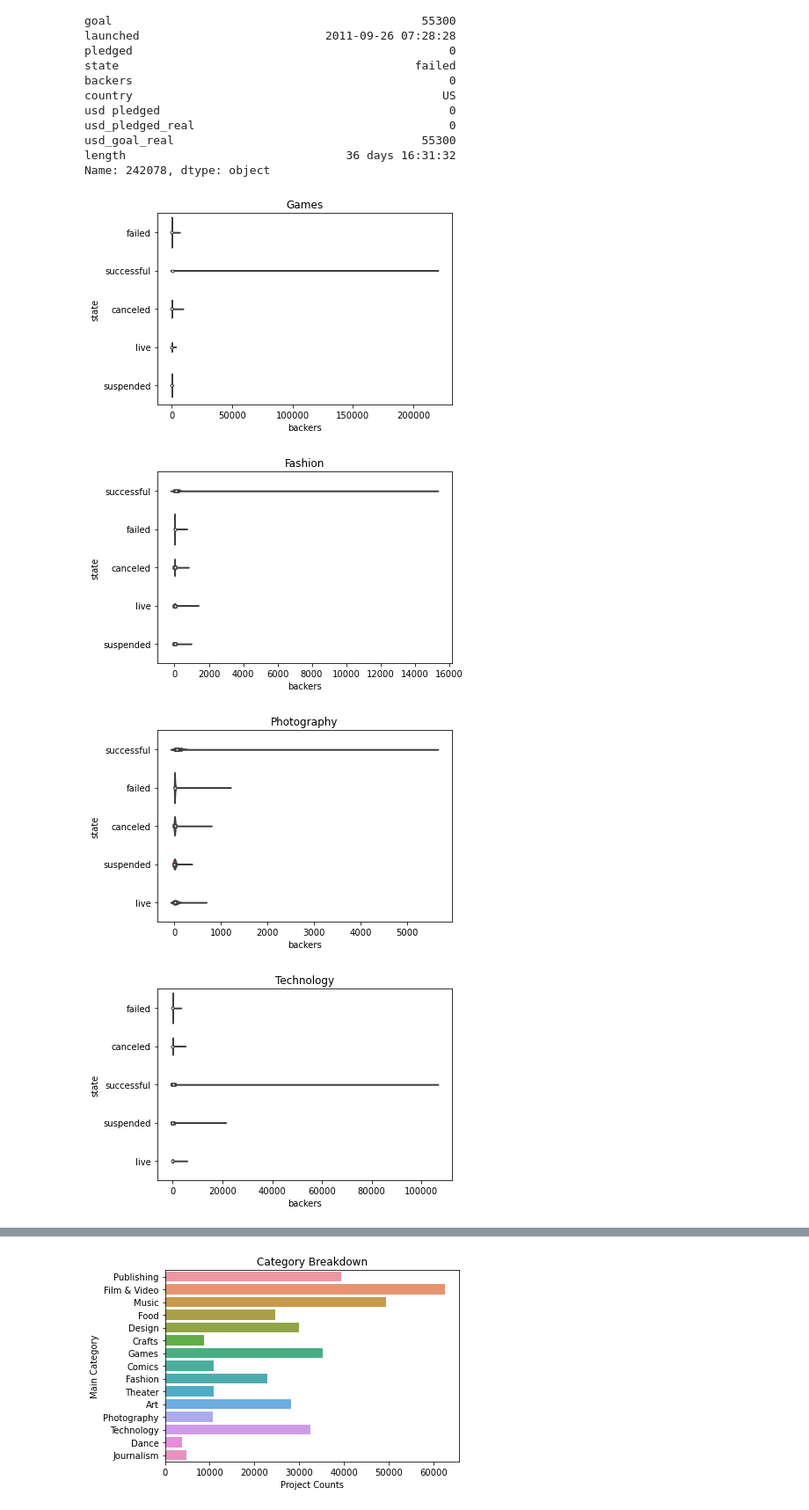
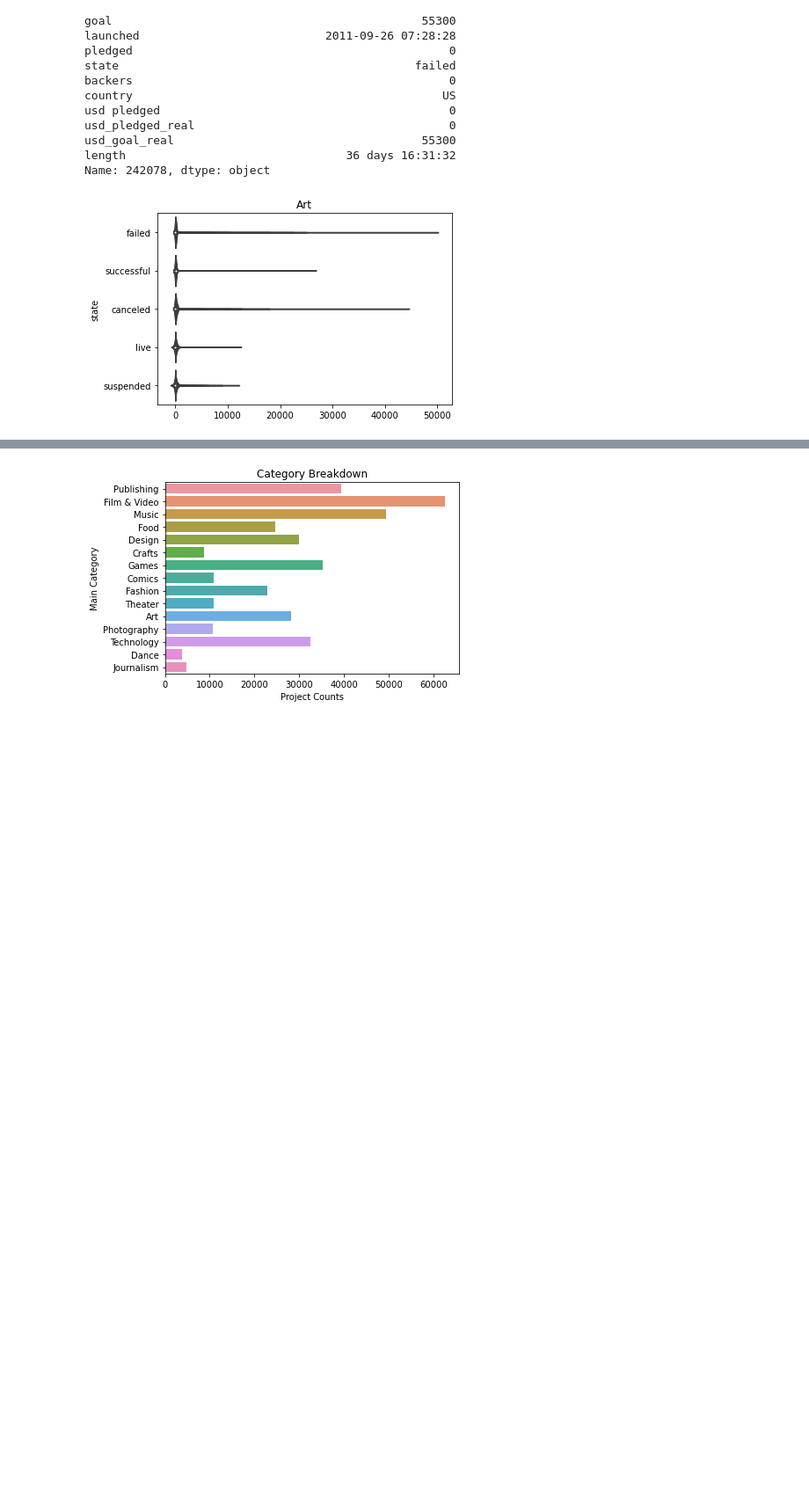
Before and after one commit to Satch7320/Galvanize, a Jupyter notebook: capstone1/Capstone_1.ipynb, the cells around one changed output, grey strips where cells are left out. Shown at 88% size. Saved outputs shown, nothing was run; the diff lists cells and outputs as text; code cells hidden in the pictures; blank space fills up the shorter version.

Commit message:
adding total state

```diff
--- a/capstone1/Capstone_1.ipynb
+++ b/capstone1/Capstone_1.ipynb
@@ -166,13 +166,11 @@ usd_goal_real                                    55300
 length                                36 days 16:31:32
 Name: 242078, dtype: object
 # %%
+fig, ax = plt.subplots()
 for category in cats:
-    fig, ax = plt.subplots()
+
     ax.set(title = category)
     table = subtable(category)
-    sns.violinplot(y = table['state'], x = table['backers'], orient = 'h', showfliers = False)
+    sns.violinplot(y = table['state'], x = table[table['backers']!=0]['pledged']/table[table['backers']!=0]['backers'], orient = 'h', showfliers = False)
 # %% [output]
-[figure, old version]
+[figure, new version]
-[figure, removed]
-[figure, removed]
-[figure, removed]
```
Also changed, not shown: parts of 2 cells of this notebook, 1 other file.
